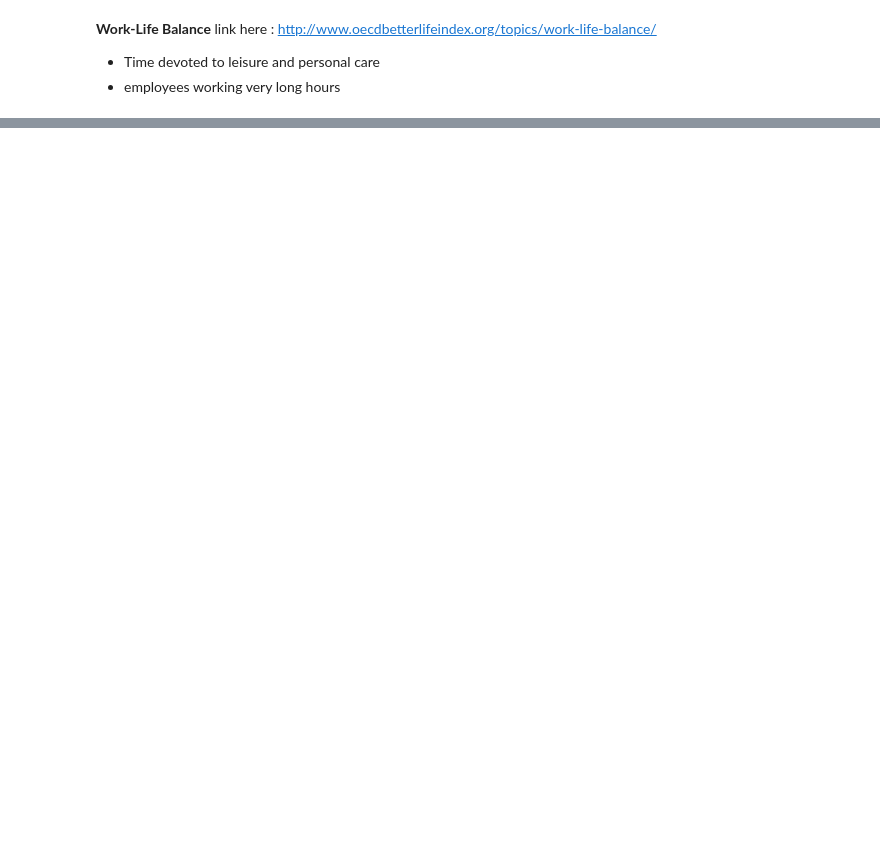
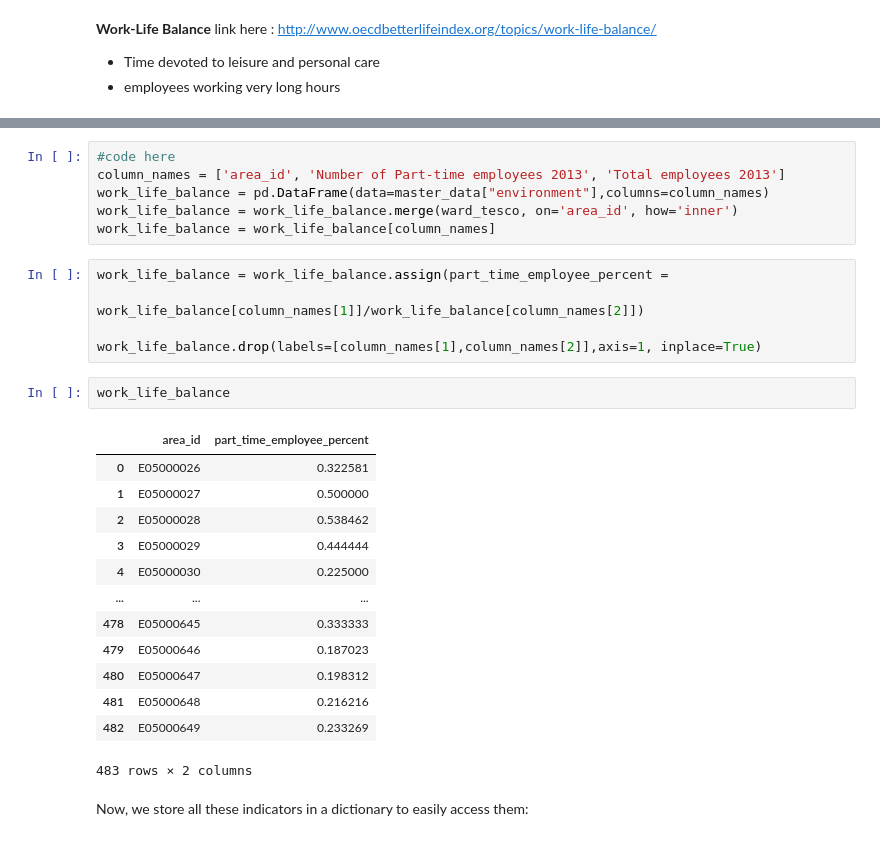
Before and after one commit to epfl-ada/ada-2020-project-milestone-p3-p3_datasurferz, a Jupyter notebook: p4.ipynb, the cells around one changed output, grey strips where cells are left out. Saved outputs shown, nothing was run; the diff lists cells and outputs as text; blank space fills up the shorter version.

Commit message:
finished pre_processing --> result: dictionary with 12 indicators

```diff
--- a/p4.ipynb
+++ b/p4.ipynb
@@ -432,0 +469,29 @@ link here : http://www.oecdbetterlifeindex.org/topics/work-life-balance/
+# %%
+#code here
+column_names = ['area_id', 'Number of Part-time employees 2013', 'Total employees 2013']
+work_life_balance = pd.DataFrame(data=master_data["environment"],columns=column_names)
+work_life_balance = work_life_balance.merge(ward_tesco, on='area_id', how='inner')
+work_life_balance = work_life_balance[column_names]
+# %%
+work_life_balance = work_life_balance.assign(part_time_employee_percent =
+                                             work_life_balance[column_names[1]]/work_life_balance[column_names[2]])
+
+work_life_balance.drop(labels=[column_names[1],column_names[2]],axis=1, inplace=True)
+# %%
+work_life_balance
+# %% [output]
+|  | area_id | part_time_employee_percent |
+| 0 | E05000026 | 0.322581 |
+| 1 | E05000027 | 0.500000 |
+| 2 | E05000028 | 0.538462 |
+| 3 | E05000029 | 0.444444 |
+| 4 | E05000030 | 0.225000 |
+| ... | ... | ... |
+| 478 | E05000645 | 0.333333 |
+| 479 | E05000646 | 0.187023 |
+| 480 | E05000647 | 0.198312 |
+| 481 | E05000648 | 0.216216 |
+| 482 | E05000649 | 0.233269 |
+483 rows × 2 columns
+# %% [markdown]
+Now, we store all these indicators in a dictionary to easily access them:
```
Also changed, not shown: parts of 11 cells of this notebook.
